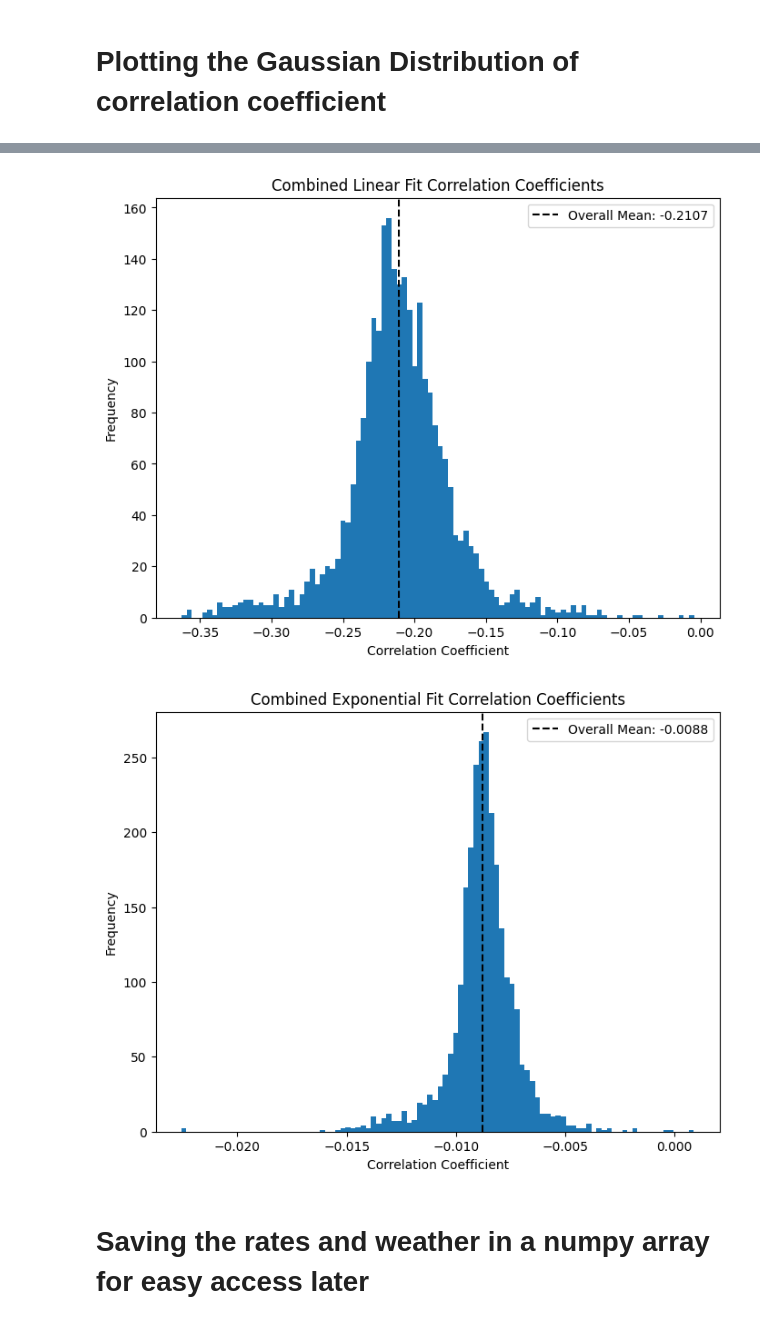
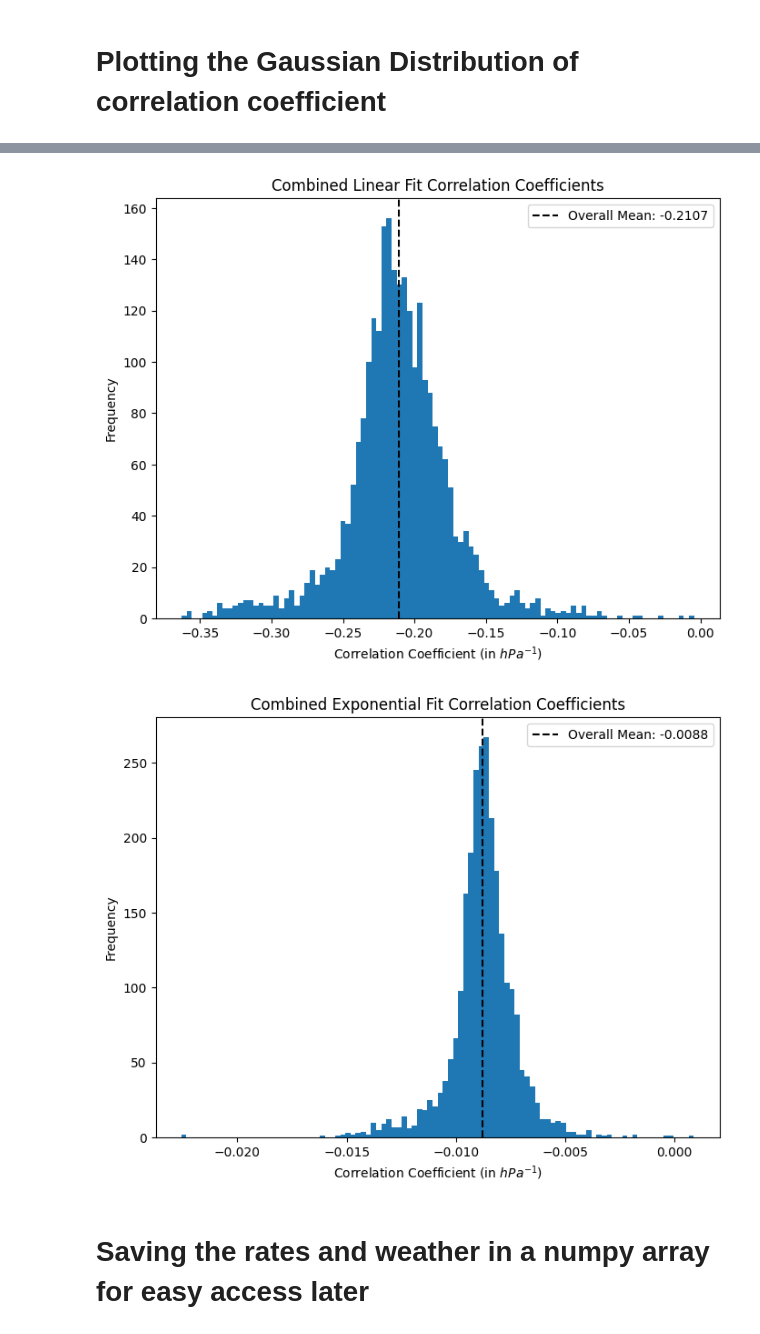
Before and after one commit to riyakore/WIPAC, a Jupyter notebook: Rates_and_Pressure.ipynb, the cells around one changed output, grey strips where cells are left out. Saved outputs shown, nothing was run; the diff lists cells and outputs as text; code cells hidden in the pictures.

```diff
--- a/Rates_and_Pressure.ipynb
+++ b/Rates_and_Pressure.ipynb
@@ -315,0 +345,3 @@ def get_slope(year, set_xmin, set_xmax, linear = True):
+# %%
+xmin_2018, xmax_2018 = make_plot('2018', make_plot = False)
+slope = get_slope('2018', xmin_2018 ,xmax_2018, linear = False, plot = True )
@@ -565,7 +609,7 @@ for key in mean_std_lin.keys():
 # Plotting the Gaussian Distribution of correlation coefficient
 # %%
 # combine all the graphs for all the years and make one graph
-fig, axes = plt.subplots(nrows=3, ncols=3, figsize=(25, 20))
+fig, axes = plt.subplots(nrows=3, ncols=3, figsize=(40, 20))
 
 axes = axes.flatten()
 
@@ -590,7 +634,7 @@ for i, (year, data) in enumerate(unique_corrCoeff_lin_unsclaed.items()):
     ax.axvline(x = new_mean + new_std, color='red', linestyle='--', label = f'New Std Dev: {new_std:.2f}')
     ax.axvline(x = new_mean - new_std, color='red', linestyle='--')
     ax.set_title(f'Linear Fit {year}')
-    ax.set_xlabel('Correlation Coefficient')
+    ax.set_xlabel('Correlation Coefficient (in $hPa^{-1}$)')
     ax.set_ylabel('Frequency')
     ax.legend()
 
@@ -602,5 +646,5 @@ plt.show()
 # %%
-fig, axes = plt.subplots(nrows=3, ncols=3, figsize=(25, 20))
+fig, axes = plt.subplots(nrows=3, ncols=3, figsize=(40, 20))
 axes = axes.flatten()
 
 for i, (year, data) in enumerate(unique_corrCoeff_exp_unsclaed.items()):
@@ -622,7 +666,7 @@ for i, (year, data) in enumerate(unique_corrCoeff_exp_unsclaed.items()):
     ax.axvline(x = new_mean + new_std, color='red', linestyle='--', label = f'New Std Dev: {new_std:.2f}')
     ax.axvline(x = new_mean - new_std, color='red', linestyle='--')
     ax.set_title(f'Exponential Fit {year}')
-    ax.set_xlabel('Correlation Coefficient')
+    ax.set_xlabel('Correlation Coefficient (in $hPa^{-1}$)')
     ax.set_ylabel('Frequency')
     ax.legend()
 
@@ -633,33 +684,27 @@ plt.show()
+# %%
+# Plotting the combined histogram for linear fit
+plt.figure(figsize=(8, 6))
+plt.hist(all_filtered_lin, bins = 100)
+plt.title('Combined Linear Fit Correlation Coefficients')
+plt.xlabel('Correlation Coefficient (in $hPa^{-1}$)')
+plt.ylabel('Frequency')
+plt.axvline(x = all_filtered_lin.mean(), color='black', linestyle='--', label=f'Overall Mean: {all_filtered_lin.mean():.4f}')
+plt.legend()
+plt.show()
+# %% [output]
+[figure, added]
 # %%
-all_filtered_lin = np.concatenate([data[(data > (mean_std_lin[year]['mean_unscaled_lin'] - mean_std_lin[year]['std_unscaled_lin'])) &
-                                        (data < (mean_std_lin[year]['mean_unscaled_lin'] + mean_std_lin[year]['std_unscaled_lin']))]
-                                   for year, data in unique_corrCoeff_lin_unsclaed.items()])
-all_filtered_exp = np.concatenate([data[(data > (mean_std_exp[year]['mean_unscaled_exp'] - mean_std_exp[year]['std_unscaled_exp'])) &
-                                        (data < (mean_std_exp[year]['mean_unscaled_exp'] + mean_std_exp[year]['std_unscaled_exp']))]
-                                   for year, data in unique_corrCoeff_exp_unsclaed.items()])
-
-# Plotting the combined histogram for linear fit
-plt.figure(figsize=(8, 6))
-plt.hist(all_filtered_lin, bins = 100)
-plt.title('Combined Linear Fit Correlation Coefficients')
-plt.xlabel('Correlation Coefficient')
-plt.ylabel('Frequency')
-plt.axvline(x = all_filtered_lin.mean(), color='black', linestyle='--', label=f'Overall Mean: {all_filtered_lin.mean():.4f}')
-plt.legend()
-plt.show()
-
 # Plotting the combined histogram for exponential fit
 plt.figure(figsize=(8, 6))
 plt.hist(all_filtered_exp, bins = 100)
 plt.title('Combined Exponential Fit Correlation Coefficients')
-plt.xlabel('Correlation Coefficient')
+plt.xlabel('Correlation Coefficient (in $hPa^{-1}$)')
 plt.ylabel('Frequency')
 plt.axvline(x=all_filtered_exp.mean(), color='black', linestyle='--', label=f'Overall Mean: {all_filtered_exp.mean():.4f}')
 plt.legend()
 plt.show()
 # %% [output]
-[figure, old version]
+[figure, new version]
-[figure, removed]
 # %% [markdown]
 # Saving the rates and weather in a numpy array for easy access later
 # %%
```
Also changed, not shown: parts of 12 cells of this notebook, 1 other file.
